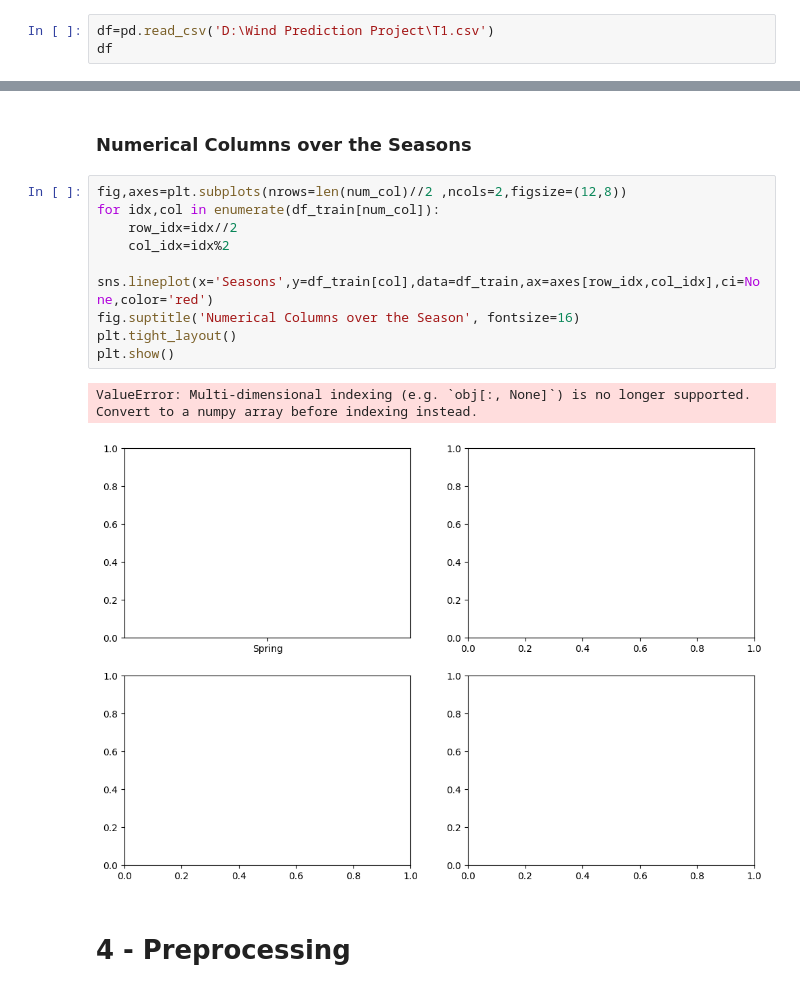
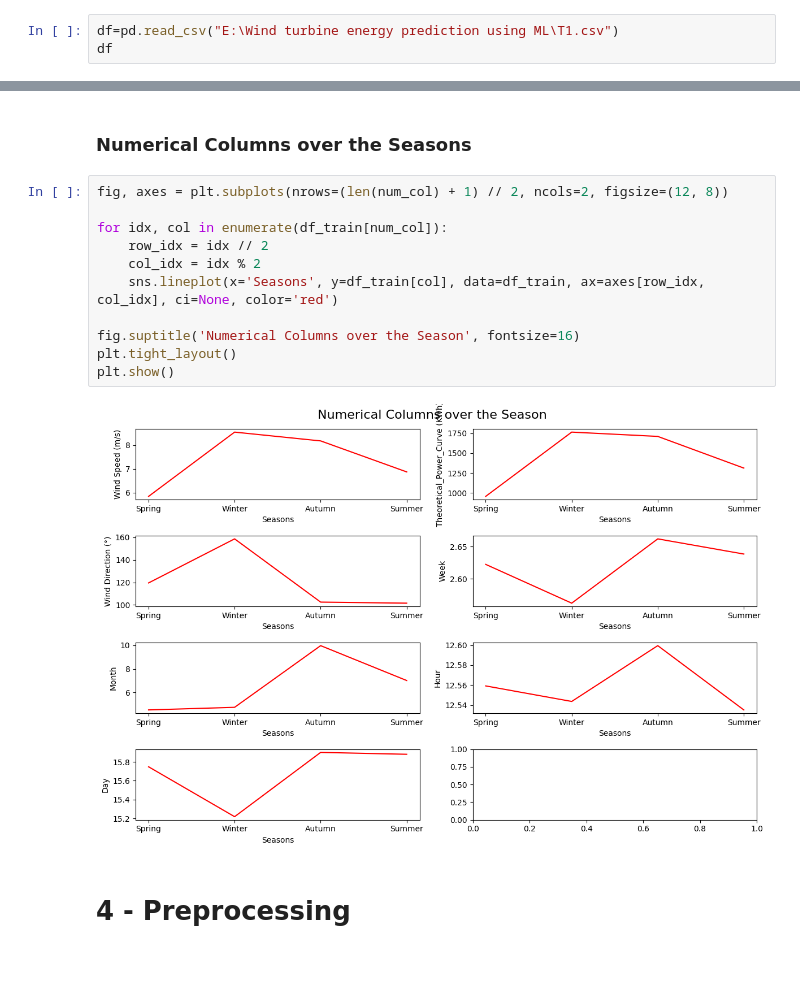
Before and after one commit to Hariharasudharsan/Wind-turbine-energy-prediction-using-ML, a Jupyter notebook: wind-turbine-modeling-with-r2-score-0-983.ipynb, the cells around one changed output, grey strips where cells are left out. Cells and saved outputs as stored; diff of their text form; blank space fills up the shorter version.

```diff
--- a/wind-turbine-modeling-with-r2-score-0-983.ipynb
+++ b/wind-turbine-modeling-with-r2-score-0-983.ipynb
@@ -9,7 +9,7 @@ import seaborn as sns
 import warnings
 warnings.simplefilter("ignore")
 # %%
-df=pd.read_csv('D:\Wind Prediction Project\T1.csv')
+df=pd.read_csv("E:\Wind turbine energy prediction using ML\T1.csv")
 df
 # %% [output]
 |  | Date/Time | LV ActivePower (kW) | Wind Speed (m/s) | Theoretical_Power_Curve (KWh) | Wind Direction (°) |
@@ -194,17 +193,18 @@ plt.show()
 # %% [markdown]
 <h3>Numerical Columns over the Seasons</h3>
 # %%
-fig,axes=plt.subplots(nrows=len(num_col)//2 ,ncols=2,figsize=(12,8))
-for idx,col in enumerate(df_train[num_col]):
-    row_idx=idx//2
-    col_idx=idx%2
-    sns.lineplot(x='Seasons',y=df_train[col],data=df_train,ax=axes[row_idx,col_idx],ci=None,color='red')
+fig, axes = plt.subplots(nrows=(len(num_col) + 1) // 2, ncols=2, figsize=(12, 8))
+
+for idx, col in enumerate(df_train[num_col]):
+    row_idx = idx // 2
+    col_idx = idx % 2
+    sns.lineplot(x='Seasons', y=df_train[col], data=df_train, ax=axes[row_idx, col_idx], ci=None, color='red')
+
 fig.suptitle('Numerical Columns over the Season', fontsize=16)
 plt.tight_layout()
 plt.show()
 # %% [output]
-ValueError: Multi-dimensional indexing (e.g. `obj[:, None]`) is no longer supported. Convert to a numpy array before indexing instead.
-[figure, old version]
+[figure, new version]
 # %% [markdown]
 <a name="4"></a>
 # 4 - Preprocessing
```
Also changed, not shown: parts of 11 cells of this notebook, 1 other file.
